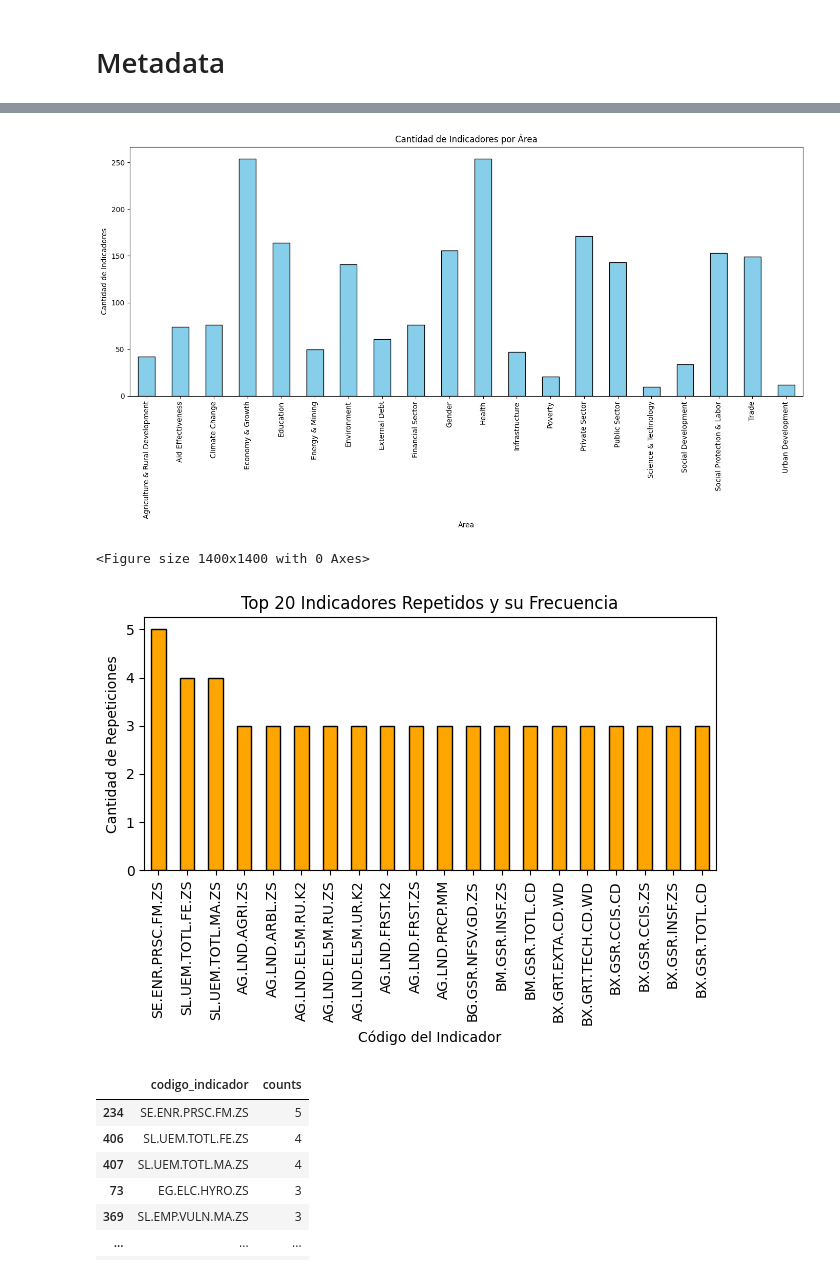
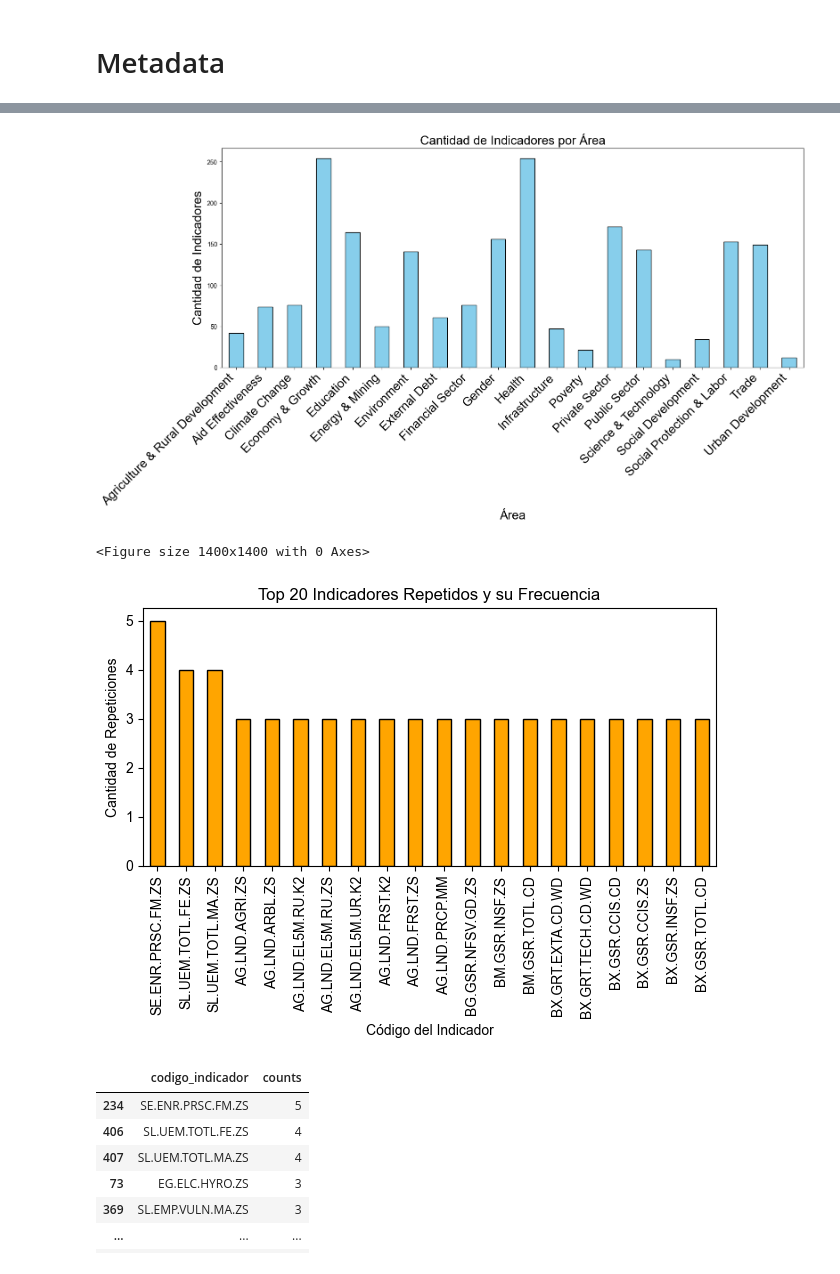
Before and after one commit to mkiszkur/TT1, a Jupyter notebook: 03_eda/EDA.ipynb, the cells around one changed output, grey strips where cells are left out. Drawn from its saved outputs; the diff is of its cells as text; code cells hidden in the pictures.

```diff
--- a/03_eda/EDA.ipynb
+++ b/03_eda/EDA.ipynb
@@ -70,20 +52,26 @@ df_indicadores.head()
 # %%
 # Contar la cantidad de indicadores por título de sección
 section_counts = df_indicadores.groupby('titulo_seccion')['codigo_indicador'].count()
+chr_title_font_number = 20
+chr_leyend_font_number = 20
 
 # Crear el diagrama de barras
 plt.figure(figsize=(14, 8))
+plt.rcParams['font.family'] = 'Arial'
+
 section_counts.plot(kind='bar', color='skyblue', edgecolor='black')
 
-plt.title('Cantidad de Indicadores por Área')
-plt.xlabel('Área')
-plt.ylabel('Cantidad de Indicadores')
+plt.title('Cantidad de Indicadores por Área', fontsize=chr_title_font_number)
+plt.xlabel('Área',  fontsize=chr_title_font_number)
+plt.ylabel('Cantidad de Indicadores', fontsize=chr_title_font_number)
 plt.xticks(rotation=90)
 plt.tight_layout()
+plt.xticks(rotation=45, ha='right', fontsize=chr_leyend_font_number)
+
 
 plt.show()
 # %% [output]
-[figure, old version]
+[figure, new version]
 # %%
 repeated_indicators = df_indicadores[df_indicadores.duplicated('codigo_indicador', keep=False)]
 repeated_grouped = repeated_indicators.groupby('codigo_indicador')['titulo_seccion'].apply(list).reset_index()
@@ -113,7 +101,7 @@ plt.tight_layout()
 plt.show()
 # %% [output]
 <Figure size 1400x1400 with 0 Axes>
-[figure, old version]
+[figure, new version]
 # %%
 repeated_indicators_count
 repeated_indicators_count_sorted = repeated_indicators_count.sort_values(by='counts', ascending=False)
```
Also changed, not shown: parts of 10 cells of this notebook, 15 other files.
